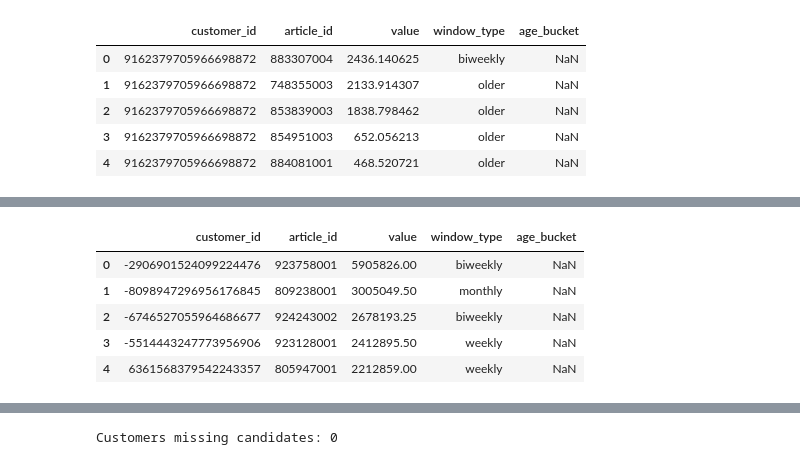
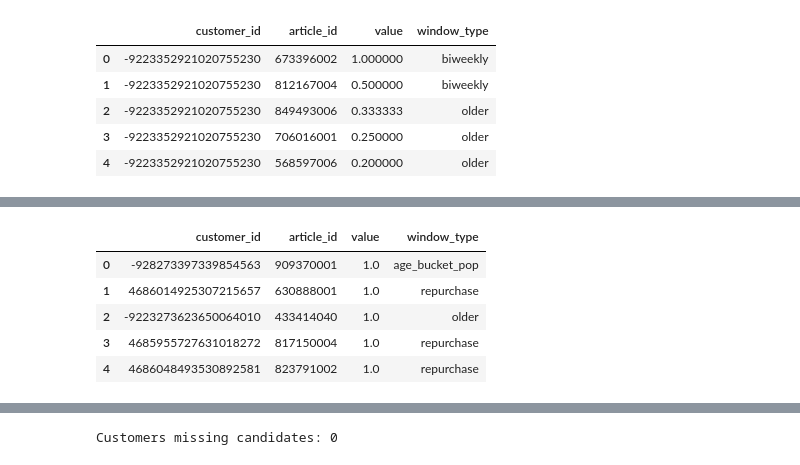
Before and after one commit to persimenreed/Personalized_Fashion_Recommendations, a Jupyter notebook: processing/build_candidates.ipynb, the cells around one changed output, grey strips where cells are left out. Saved outputs shown, nothing was run; the diff lists cells and outputs as text; code cells hidden in the pictures.

```diff
--- a/processing/build_candidates.ipynb
+++ b/processing/build_candidates.ipynb
@@ -24,45 +24,60 @@ dfs = []
 for path in candidate_files:
     if path.endswith('.parquet'):
         df = pd.read_parquet(path)
-        # Drop hex if present to save memory
-        if 'customer_id_hex' in df.columns:
-            df = df.drop(columns=['customer_id_hex'])
+        # FIX 1: Explicitly keep only core columns to drop 'age_bucket', 'customer_id_hex', etc.
+        cols = ['customer_id', 'article_id', 'value', 'window_type']
+        df = df[[c for c in cols if c in df.columns]]
     else:
         df = pd.read_csv(
             path,
-            # Only load necessary columns
             usecols=['customer_id', 'article_id', 'value', 'window_type'],
             dtype={
                 'customer_id': 'int64',
                 'article_id': 'int32',
                 'value': 'float32',
-                'window_type': 'category', # Critical for memory
+                'window_type': 'category',
             },
         )
 
     # Enforce types immediately
     df['article_id'] = df['article_id'].astype('int32')
     df['customer_id'] = df['customer_id'].astype('int64')
     df['value'] = df['value'].astype('float32')
     if 'window_type' in df.columns:
         df['window_type'] = df['window_type'].astype('category')
 
+    # --- NORMALIZE VALUES (Reciprocal Rank) ---
+    # Sort descending to identify top items per user
+    # Note: For sources with constant value (like category_affinity), this relies on the input file order,
+    # which is usually sorted by relevance anyway.
+    df.sort_values(['customer_id', 'value'], ascending=[True, False], inplace=True)
+
+    # Compute rank (1-based)
+    df['rank'] = df.groupby('customer_id').cumcount() + 1
+
+    # Reciprocal rank: 1st=1.0, 2nd=0.5, 3rd=0.33...
+    # This standardizes "importance" across all sources regardless of raw score scale.
+    df['value'] = (1.0 / df['rank']).astype('float32')
+
+    # Drop rank column to save memory
+    df.drop(columns=['rank'], inplace=True)
+
     dfs.append(df)
 
 # Concatenate all candidates
 all_cand = pd.concat(dfs, axis=0, ignore_index=True)
 
 
 all_cand.head()
 
 # 1 min 56 sec
 # %% [output]
-|  | customer_id | article_id | value | window_type | age_bucket |
-| 0 | 9162379705966698872 | 883307004 | 2436.140625 | biweekly | NaN |
-| 1 | 9162379705966698872 | 748355003 | 2133.914307 | older | NaN |
-| 2 | 9162379705966698872 | 853839003 | 1838.798462 | older | NaN |
-| 3 | 9162379705966698872 | 854951003 | 652.056213 | older | NaN |
-| 4 | 9162379705966698872 | 884081001 | 468.520721 | older | NaN |
+|  | customer_id | article_id | value | window_type |
+| 0 | -9223352921020755230 | 673396002 | 1.000000 | biweekly |
+| 1 | -9223352921020755230 | 812167004 | 0.500000 | biweekly |
+| 2 | -9223352921020755230 | 849493006 | 0.333333 | older |
+| 3 | -9223352921020755230 | 706016001 | 0.250000 | older |
+| 4 | -9223352921020755230 | 568597006 | 0.200000 | older |
 # %%
 # New Cell – debug per-source coverage
 for path, df in zip(candidate_files, dfs):
@@ -107,12 +122,12 @@ all_cand.head()
 
 # 23 gb, 4 min 34 sec
 # %% [output]
-|  | customer_id | article_id | value | window_type | age_bucket |
-| 0 | -2906901524099224476 | 923758001 | 5905826.00 | biweekly | NaN |
-| 1 | -8098947296956176845 | 809238001 | 3005049.50 | monthly | NaN |
-| 2 | -6746527055964686677 | 924243002 | 2678193.25 | biweekly | NaN |
-| 3 | -5514443247773956906 | 923128001 | 2412895.50 | weekly | NaN |
-| 4 | 6361568379542243357 | 805947001 | 2212859.00 | weekly | NaN |
+|  | customer_id | article_id | value | window_type |
+| 0 | -928273397339854563 | 909370001 | 1.0 | age_bucket_pop |
+| 1 | 4686014925307215657 | 630888001 | 1.0 | repurchase |
+| 2 | -9223273623650064010 | 433414040 | 1.0 | older |
+| 3 | 4685955727631018272 | 817150004 | 1.0 | repurchase |
+| 4 | 4686048493530892581 | 823791002 | 1.0 | repurchase |
 # %%
 # ONLY RUN TO CHECK COVER. SCRIPT TAKES ~10 MINUTES ===
 import pandas as pd, numpy as np, gc
```
Also changed, not shown: parts of 2 cells of this notebook, 3 other files.
